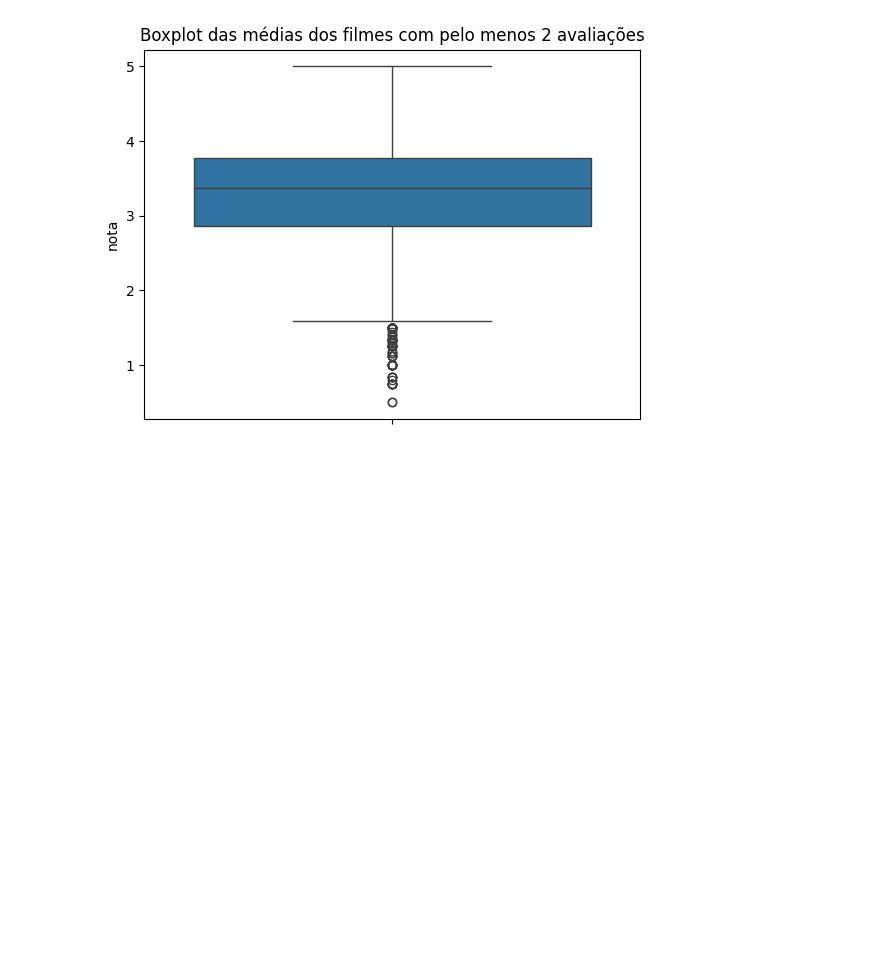
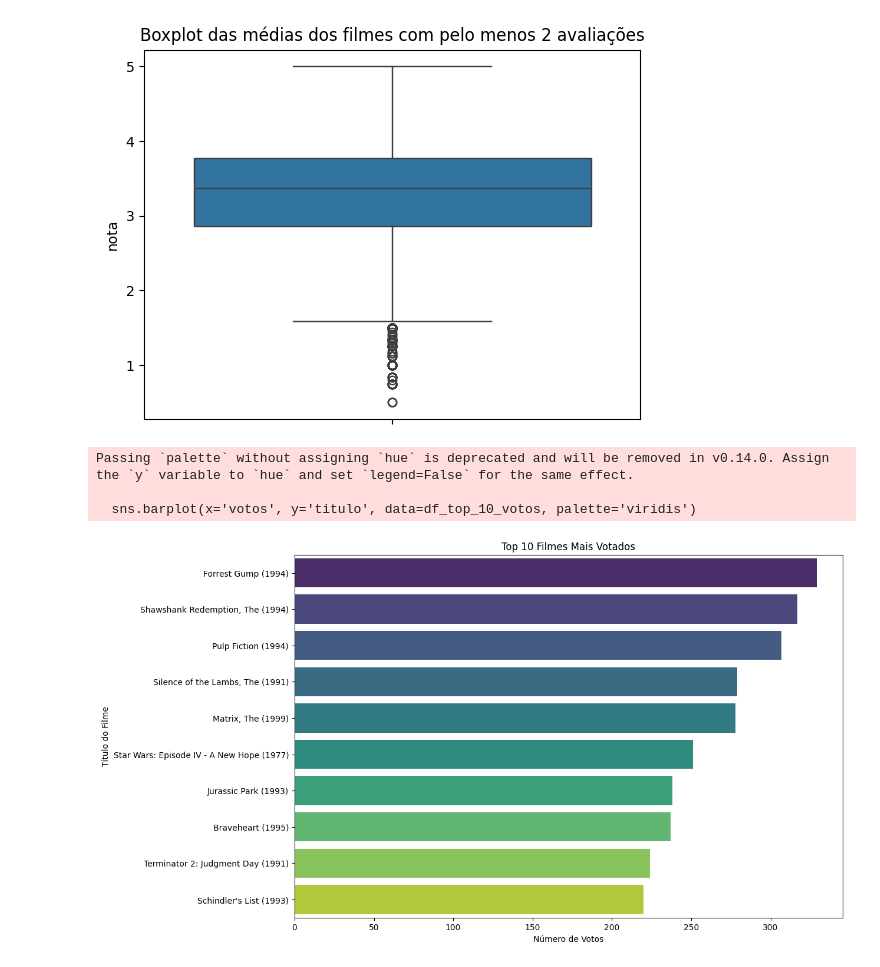
Before and after one commit to MatheusFVieira/Curso_DataScience, a Jupyter notebook: introducao_data_science.ipynb, the cells around one changed output. Drawn from its saved outputs; the diff is of its cells as text; code cells hidden in the pictures; blank space fills up the shorter version.

Commit message:
Analizando os 10 filmes mais bem avaliados

```diff
--- a/introducao_data_science.ipynb
+++ b/introducao_data_science.ipynb
@@ -557,3 +557,33 @@ plt.show()
 # %% [output]
 [figure]
 [figure]
+# %%
+# prompt: me de um grafico que mostre quantos votos cada um dos 10 filmes mais bem avaliados tiveram
+
+# Calcula a quantidade de votos para cada filme
+quantidade_de_votos = notas.groupby("filmeId").size()
+
+# Obtém os 10 filmes com mais votos
+top_10_filmes_mais_votados = quantidade_de_votos.nlargest(10)
+
+# Cria um DataFrame com os dados para o gráfico
+df_top_10_votos = pd.DataFrame({
+    'filmeId': top_10_filmes_mais_votados.index,
+    'votos': top_10_filmes_mais_votados.values
+})
+
+# Junta com o DataFrame de filmes para obter os títulos
+df_top_10_votos = df_top_10_votos.merge(filmes, on='filmeId')
+
+# Cria o gráfico de barras
+plt.figure(figsize=(12, 8))
+sns.barplot(x='votos', y='titulo', data=df_top_10_votos, palette='viridis')
+plt.title('Top 10 Filmes Mais Votados')
+plt.xlabel('Número de Votos')
+plt.ylabel('Título do Filme')
+plt.show()
+# %% [output]
+Passing `palette` without assigning `hue` is deprecated and will be removed in v0.14.0. Assign the `y` variable to `hue` and set `legend=False` for the same effect.
+
+  sns.barplot(x='votos', y='titulo', data=df_top_10_votos, palette='viridis')
+[figure, added]
```
